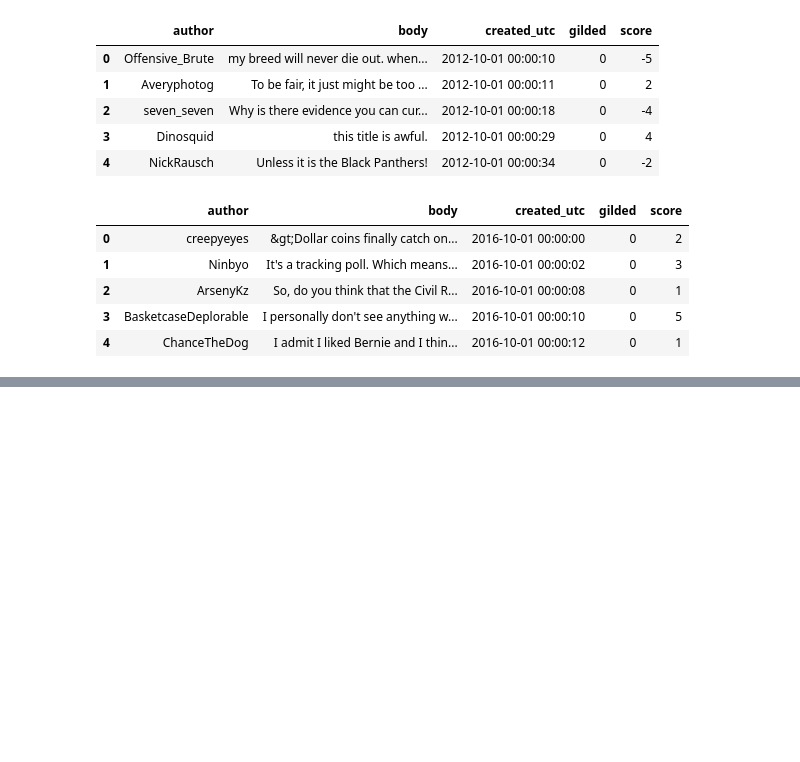
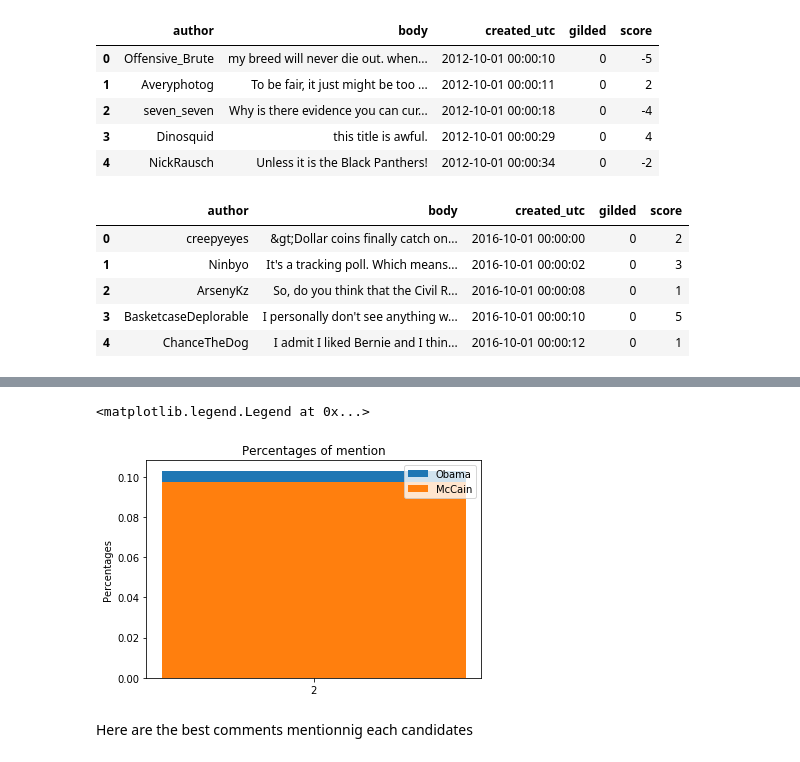
Before and after one commit to arthishow/Project, a Jupyter notebook: Milestone 2.ipynb, the cells around one changed output, grey strips where cells are left out. Saved outputs shown, nothing was run; the diff lists cells and outputs as text; code cells hidden in the pictures; blank space fills up the shorter version.

```diff
--- a/Milestone 2.ipynb
+++ b/Milestone 2.ipynb
@@ -69,0 +142,17 @@ df_2016.head()
+# %%
+perc_ob08 = len(obama_2008.index)/(len(df_2008.index))
+perc_mc = len(mccain_2008.index)/(len(df_2008.index))
+
+p1 = plt.bar([2016], perc_ob08)
+p2 = plt.bar([2016], perc_mc)
+
+
+plt.ylabel('Percentages')
+plt.title('Percentages of mention')
+plt.xticks([2016], ('2016'))
+plt.legend((p1[0], p2[0]), ('Obama', 'McCain'))
+# %% [output]
+<matplotlib.legend.Legend at 0x...>
+[figure, added]
+# %% [markdown]
+Here are the best comments mentionnig each candidates
```
Also changed, not shown: parts of 26 cells of this notebook.
